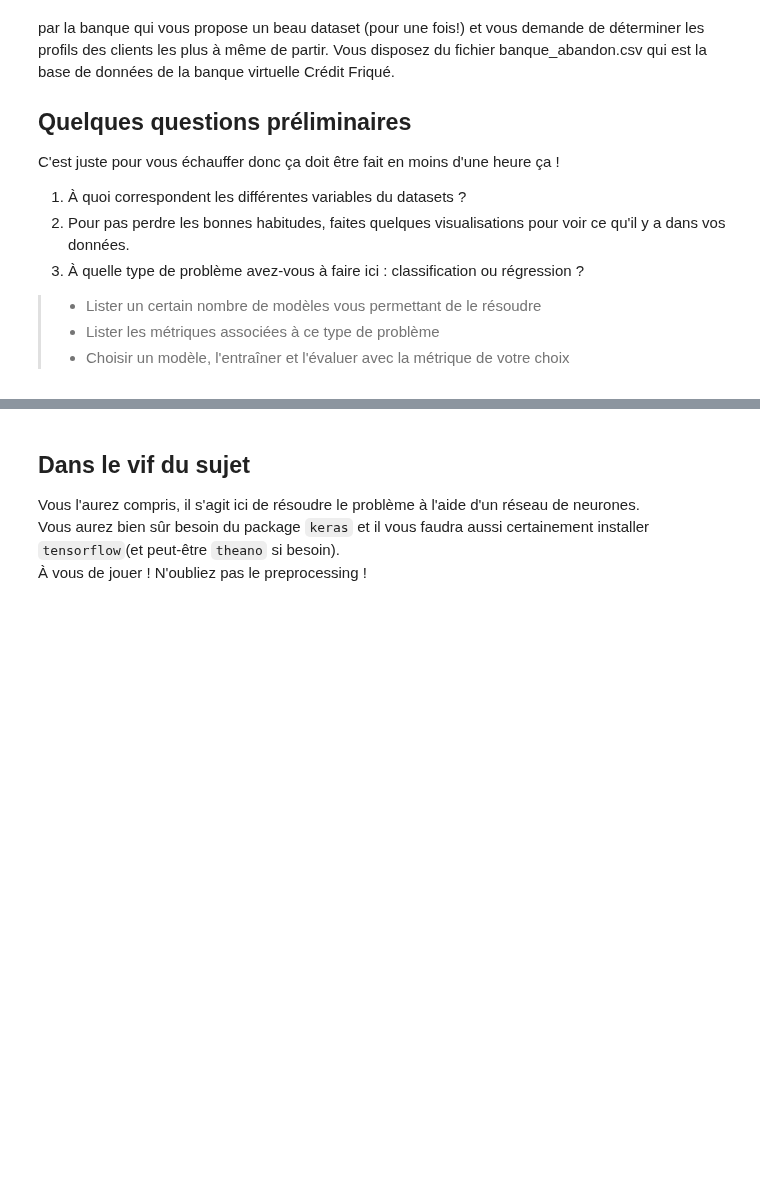
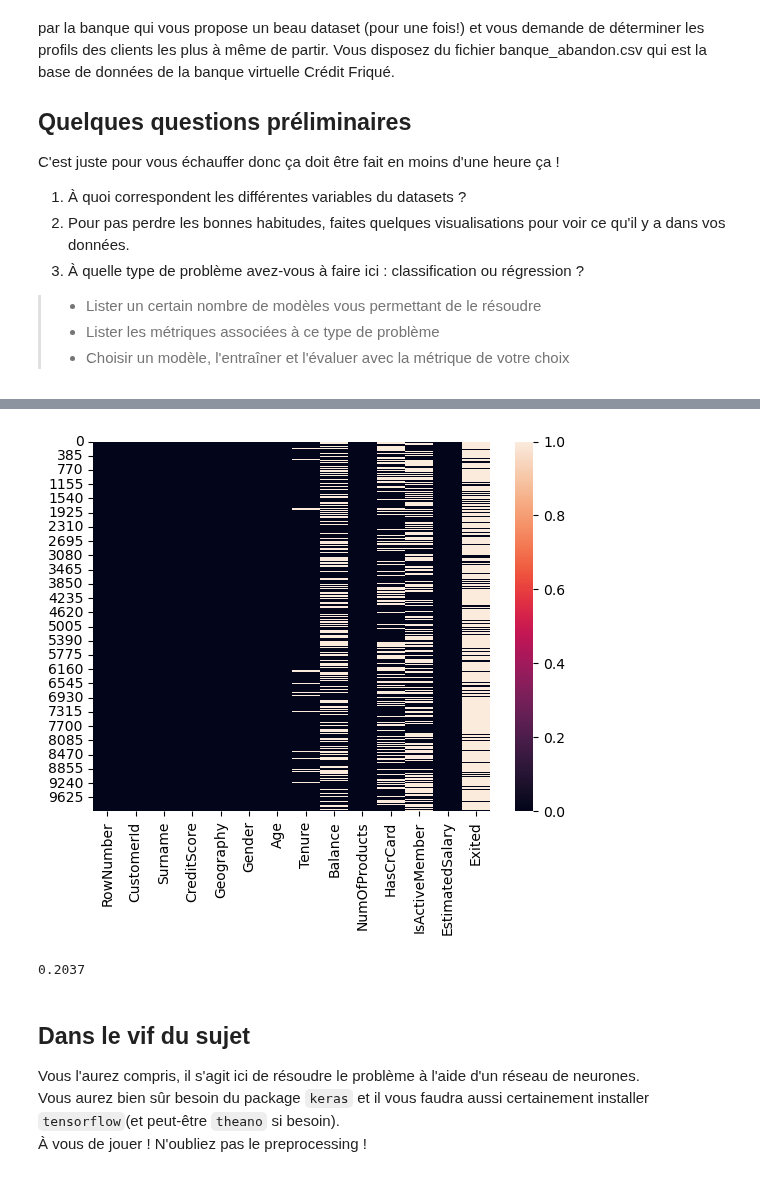
Before and after one commit to louiskuhn/IA-P3-Euskadi, a Jupyter notebook: Ressources/Deep Learning/Artificial Neural Network/ANN - attrition banque.ipynb, the cells around one changed output, grey strips where cells are left out. Cells and saved outputs as stored; diff of their text form; code cells hidden in the pictures; blank space fills up the shorter version.

```diff
--- a/Ressources/Deep Learning/Artificial Neural Network/ANN - attrition banque.ipynb
+++ b/Ressources/Deep Learning/Artificial Neural Network/ANN - attrition banque.ipynb
@@ -24,0 +30,5 @@ C'est juste pour vous échauffer donc ça doit être fait en moins d'une heure
+# %%
+# dataset
+df = pd.read_csv('data/banque_abandon.csv')
+print(df.shape)
+df.head()
@@ -25,3 +78,11 @@ C'est juste pour vous échauffer donc ça doit être fait en moins d'une heure
+# %%
+sns.heatmap(df==0);
+# %% [output]
+[figure, added]
+# %%
+np.mean(df.Exited)
+# %% [output]
+0.2037
 # %% [markdown]
 ## Dans le vif du sujet
 
```
Also changed, not shown: parts of 15 cells of this notebook, 1 other file.
